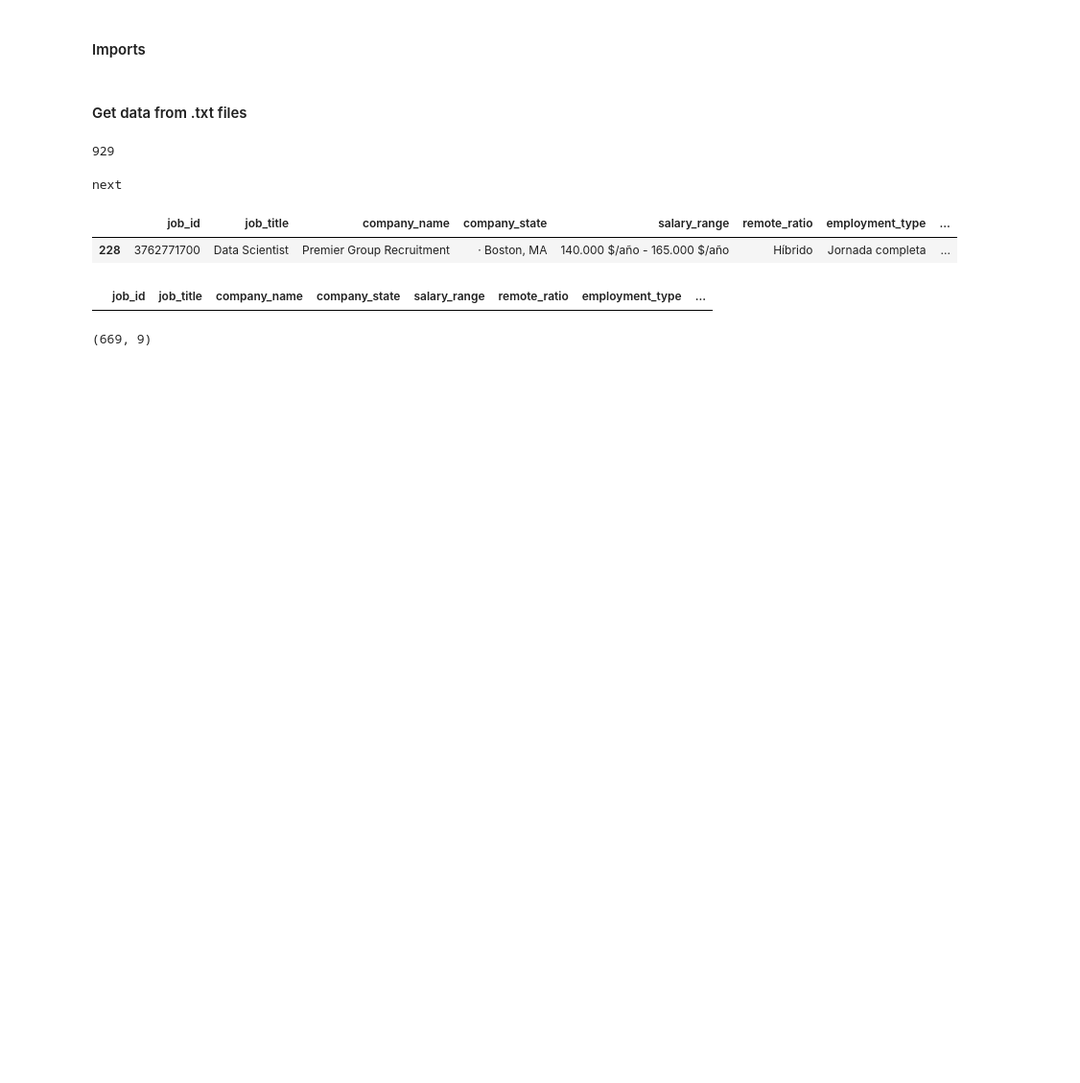
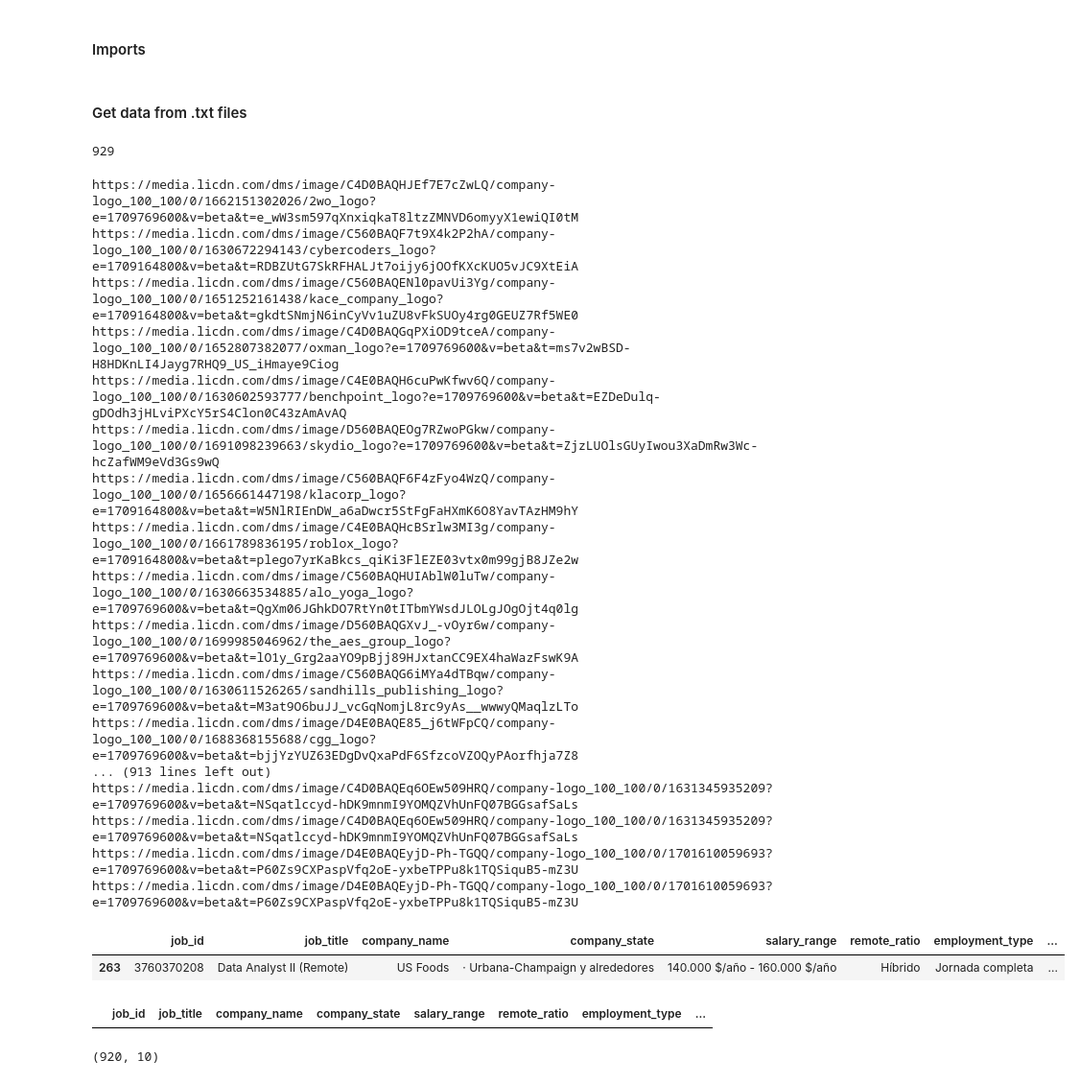
Before and after one commit to niniet98/FINAL-PROJECT, a Jupyter notebook: notebooks/03_html_parser.ipynb, the cells around one changed output. Shown at 96% size. Saved outputs shown, nothing was run; the diff lists cells and outputs as text; code cells hidden in the pictures; blank space fills up the shorter version.

```diff
--- a/notebooks/03_html_parser.ipynb
+++ b/notebooks/03_html_parser.ipynb
@@ -34,6 +34,8 @@ for file_name in files:
             soup = BeautifulSoup(file.read(), 'html.parser')
             try:
                 container = soup.find_all('div', {'class': 'jobs-unified-top-card'})[0]
+                image = container.find_all('img')[0].get('src')
+                print(image)
                 title = container.find_all('h1', {'class': 'job-details-jobs-unified-top-card__job-title'})[0].getText().strip()
                 row.append(title)
                 company_name = container.find_all('a', {'class': 'app-aware-link'})[1].getText().strip()
@@ -71,36 +73,53 @@ for file_name in files:
                     if '$' in line[0] and line[1] in employment_type:
                         salary_range = line[0]
                         remote = np.nan
                         employment = line[1]
                         experience = np.nan
                     if line[0] in remote_ratio and line[1] in employment_type:
                         salary_range = np.nan
                         remote = line[0]
                         employment = line[1]
                         experience = np.nan
                     if line[0] in employment_type and line[1] in experience_level:
                         salary_range = np.nan
                         remote = np.nan
                         employment = line[0]
                         experience = line[1]
                     company_size = container.find_all('li', {'class': 'job-details-jobs-unified-top-card__job-insight'})[1].find('span').getText().strip()
                 row.append(salary_range)
                 row.append(remote)
                 row.append(employment)
                 row.append(experience)
                 row.append(company_size)
+                row.append(image)
                 items.append(row)
             except:
                 print("next")
 
-columns = ['job_id', 'job_title', 'company_name', 'company_state', 'salary_range', 'remote_ratio', 'employment_type', 'experience_level', 'company_size']
+columns = ['job_id', 'job_title', 'company_name', 'company_state', 'salary_range', 'remote_ratio', 'employment_type', 'experience_level', 'company_size', 'image_link']
 
 linkedin = pd.DataFrame(items, columns=columns)
 linkedin.sample()
 # %% [output]
-next
+https://media.licdn.com/dms/image/C4D0BAQHJEf7E7cZwLQ/company-logo_100_100/0/1662151302026/2wo_logo?e=1709769600&v=beta&t=e_wW3sm597qXnxiqkaT8ltzZMNVD6omyyX1ewiQI0tM
+https://media.licdn.com/dms/image/C560BAQF7t9X4k2P2hA/company-logo_100_100/0/1630672294143/cybercoders_logo?e=1709164800&v=beta&t=RDBZUtG7SkRFHALJt7oijy6jOOfKXcKUO5vJC9XtEiA
+https://media.licdn.com/dms/image/C560BAQENl0pavUi3Yg/company-logo_100_100/0/1651252161438/kace_company_logo?e=1709164800&v=beta&t=gkdtSNmjN6inCyVv1uZU8vFkSUOy4rg0GEUZ7Rf5WE0
+https://media.licdn.com/dms/image/C4D0BAQGqPXiOD9tceA/company-logo_100_100/0/1652807382077/oxman_logo?e=1709769600&v=beta&t=ms7v2wBSD-H8HDKnLI4Jayg7RHQ9_US_iHmaye9Ciog
+https://media.licdn.com/dms/image/C4E0BAQH6cuPwKfwv6Q/company-logo_100_100/0/1630602593777/benchpoint_logo?e=1709769600&v=beta&t=EZDeDulq-gDOdh3jHLviPXcY5rS4Clon0C43zAmAvAQ
+https://media.licdn.com/dms/image/D560BAQEOg7RZwoPGkw/company-logo_100_100/0/1691098239663/skydio_logo?e=1709769600&v=beta&t=ZjzLUOlsGUyIwou3XaDmRw3Wc-hcZafWM9eVd3Gs9wQ
+https://media.licdn.com/dms/image/C560BAQF6F4zFyo4WzQ/company-logo_100_100/0/1656661447198/klacorp_logo?e=1709164800&v=beta&t=W5NlRIEnDW_a6aDwcr5StFgFaHXmK6O8YavTAzHM9hY
+https://media.licdn.com/dms/image/C4E0BAQHcBSrlw3MI3g/company-logo_100_100/0/1661789836195/roblox_logo?e=1709164800&v=beta&t=plego7yrKaBkcs_qiKi3FlEZE03vtx0m99gjB8JZe2w
+https://media.licdn.com/dms/image/C560BAQHUIAblW0luTw/company-logo_100_100/0/1630663534885/alo_yoga_logo?e=1709769600&v=beta&t=QgXm06JGhkDO7RtYn0tITbmYWsdJLOLgJOgOjt4q0lg
+https://media.licdn.com/dms/image/D560BAQGXvJ_-vOyr6w/company-logo_100_100/0/1699985046962/the_aes_group_logo?e=1709769600&v=beta&t=lO1y_Grg2aaYO9pBjj89HJxtanCC9EX4haWazFswK9A
+https://media.licdn.com/dms/image/C560BAQG6iMYa4dTBqw/company-logo_100_100/0/1630611526265/sandhills_publishing_logo?e=1709769600&v=beta&t=M3at9O6buJJ_vcGqNomjL8rc9yAs__wwwyQMaqlzLTo
+https://media.licdn.com/dms/image/D4E0BAQE85_j6tWFpCQ/company-logo_100_100/0/1688368155688/cgg_logo?e=1709769600&v=beta&t=bjjYzYUZ63EDgDvQxaPdF6SfzcoVZOQyPAorfhja7Z8
+... (913 lines left out)
+https://media.licdn.com/dms/image/C4D0BAQEq6OEw509HRQ/company-logo_100_100/0/1631345935209?e=1709769600&v=beta&t=NSqatlccyd-hDK9mnmI9YOMQZVhUnFQ07BGGsafSaLs
+https://media.licdn.com/dms/image/C4D0BAQEq6OEw509HRQ/company-logo_100_100/0/1631345935209?e=1709769600&v=beta&t=NSqatlccyd-hDK9mnmI9YOMQZVhUnFQ07BGGsafSaLs
+https://media.licdn.com/dms/image/D4E0BAQEyjD-Ph-TGQQ/company-logo_100_100/0/1701610059693?e=1709769600&v=beta&t=P60Zs9CXPaspVfq2oE-yxbeTPPu8k1TQSiquB5-mZ3U
+https://media.licdn.com/dms/image/D4E0BAQEyjD-Ph-TGQQ/company-logo_100_100/0/1701610059693?e=1709769600&v=beta&t=P60Zs9CXPaspVfq2oE-yxbeTPPu8k1TQSiquB5-mZ3U
 |  | job_id | job_title | company_name | company_state | salary_range | remote_ratio | employment_type | ... |
-| 228 | 3762771700 | Data Scientist | Premier Group Recruitment | · Boston, MA | 140.000 $/año - 165.000 $/año | Híbrido | Jornada completa | ... |
+| 263 | 3760370208 | Data Analyst II (Remote) | US Foods | · Urbana-Champaign y alrededores | 140.000 $/año - 160.000 $/año | Híbrido | Jornada completa | ... |
 # %%
 linkedin[linkedin['experience_level'] == 'Jornada completa']
 # %% [output]
@@ -108,6 +127,6 @@ linkedin[linkedin['experience_level'] == 'Jornada completa']
 # %%
 linkedin.shape
 # %% [output]
-(669, 9)
+(920, 10)
 # %%
 linkedin.to_csv('../data/linkedin.csv', index=False)
```
Also changed, not shown: 7 other files.
